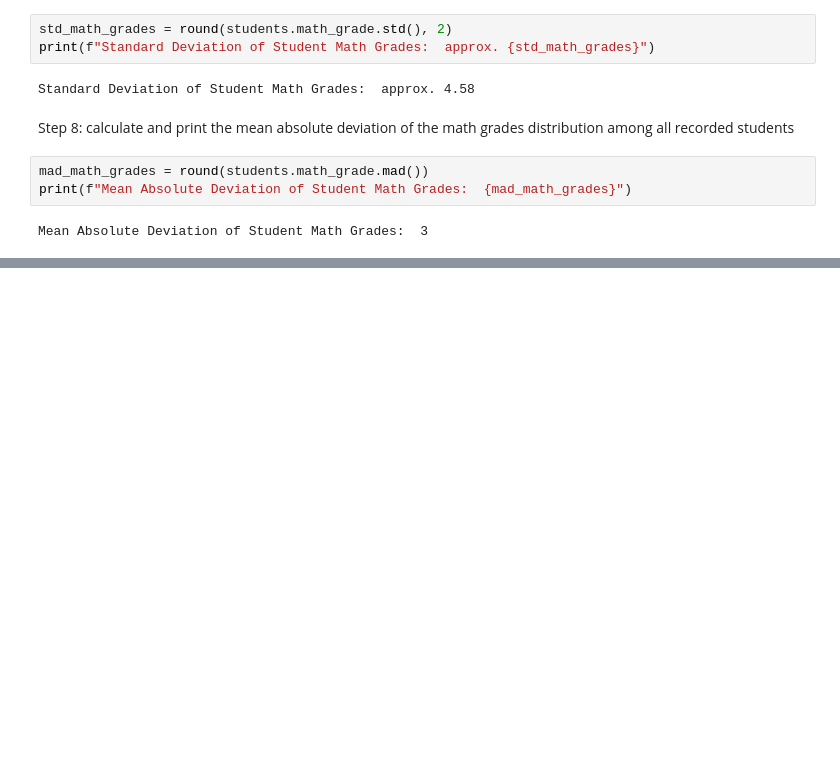
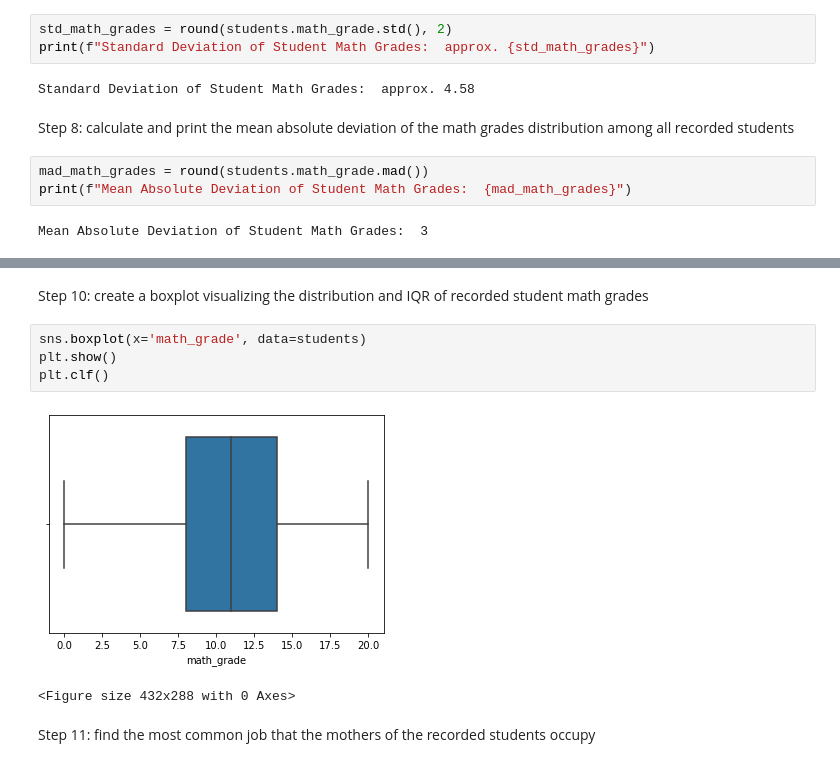
Before and after one commit to roberthallds/PersonalProjects, a Jupyter notebook: Data Analysis/EDA on Student Records/project.ipynb, the cells around one changed output, grey strips where cells are left out. Drawn from its saved outputs; the diff is of its cells as text; blank space fills up the shorter version.

```diff
--- a/Data Analysis/EDA on Student Records/project.ipynb
+++ b/Data Analysis/EDA on Student Records/project.ipynb
@@ -111,0 +121,11 @@ Mean Absolute Deviation of Student Math Grades:  3
+# %% [markdown]
+Step 10: create a boxplot visualizing the distribution and IQR of recorded student math grades
+# %%
+sns.boxplot(x='math_grade', data=students)
+plt.show()
+plt.clf()
+# %% [output]
+[figure, added]
+<Figure size 432x288 with 0 Axes>
+# %% [markdown]
+Step 11: find the most common job that the mothers of the recorded students occupy
```
Also changed, not shown: parts of 9 cells of this notebook.
